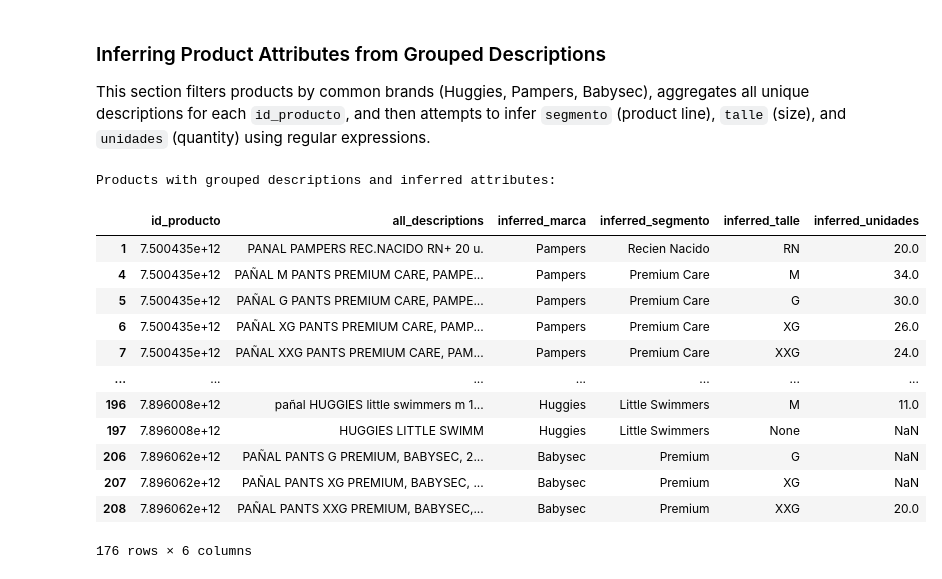
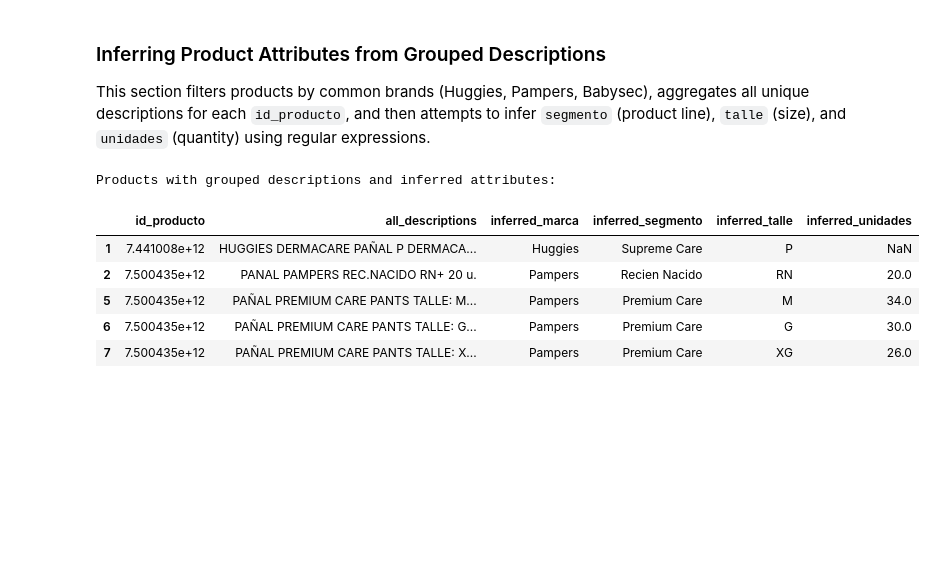
Before and after one commit to fernandosuarez89/fernandosuarez89.github.io, a Jupyter notebook: SEPA.ipynb, the cells around one changed output. Cells and saved outputs as stored; diff of their text form; code cells hidden in the pictures; blank space fills up the shorter version.

```diff
--- a/SEPA.ipynb
+++ b/SEPA.ipynb
@@ -608,10 +609,11 @@ This section filters products by common brands (Huggies, Pampers, Babysec), aggr
 import re
 
 # 1. Filter all_productos_df for relevant brands
-brand_keywords = ['huggies', 'pampers', 'babysec']
+brand_keywords = ['huggies', 'pampers', 'babysec','babydry']
 
 filtered_by_brand_df = all_productos_df[
-    all_productos_df['descripcion'].fillna('').str.contains('|'.join(brand_keywords), case=False, na=False)
+    (all_productos_df['descripcion'].fillna('').str.contains('|'.join(brand_keywords), case=False, na=False))
+    & (~all_productos_df['id_comercio'].isin([2, 13]))
 ].copy()
 
 # 2. Group by id_producto and aggregate descriptions
@@ -639,8 +641,10 @@ segment_keywords_by_brand = {
     },
     'Huggies': {
         'Flexi Confort': ['flexi confort', 'flexi_confort'],
-        'Supreme Care': ['supreme care', 'supreme_care'],
+        'Supreme Care': ['supreme care', 'supreme_care','dermacare'],
         'Natural Care': ['natural care', 'natural_care'],
+        'Protect Plus': ['protect plus'],
+        'Classic': ['classic'],
         'Little Swimmers': ['little swimm', 'little swimmers']
     }
 }
@@ -649,13 +653,11 @@ segment_keywords_by_brand = {
 all_size_keywords_extended = {
     'P': ['P', 'PEQUEÑO', 'PEQ', 'SMALL'],
     'M': ['M', 'MEDIANO', 'MED'],
-    'G': ['G', 'GRANDE'],
-    'XG': ['XG', 'EXTRA GRANDE', 'X-GRANDE'],
+    'XXXG': ['XXXG', 'XXX-GRANDE'],
     'XXG': ['XXG', 'XX-GRANDE'],
-    'RN': ['RN', 'RECIEN NACIDO', 'NEWBORN'],
-    'JUMBO': ['JUMBO'],
-    'MEGA': ['MEGA'],
-    'SUPER': ['SUPER']
+    'XG': ['XG', 'EXTRA GRANDE', 'X-GRANDE', 'XGD'],
+    'G': ['G', 'GRANDE', 'GDE'],
+    'RN': ['RN', 'RECIEN NACIDO', 'NEWBORN','R.NACIDO']
 }
 
 def infer_marca(text):
@@ -697,7 +699,7 @@ def infer_unidades(text):
         r'(\d+)(?:\s*U|\s*UNI|\s*UNIDADES|\s*PAQ|\s*UN)\b',               # 48U, 48UNI, 48UN, 48 UNIDADES (with or without space)
         r'(\d+)\s*UN\b',                                                    # 48 UN (standalone)
         r'PAQ\s*(\d+)',                                                      # PAQ 48
-        r'\b(\d+)\b$'                                                       # Standalone number at the end
+        r'\b(\d+)\b$'
     ]
 
     for pattern in patterns:
@@ -705,46 +707,39 @@ def infer_unidades(text):
         if match:
             return int(match.group(1))
 
     return None
 
 grouped_descriptions_df['inferred_marca'] = grouped_descriptions_df['all_descriptions'].apply(infer_marca)
 
 # Filter out products with 'TOA' in their descriptions (as requested previously)
 grouped_descriptions_df = grouped_descriptions_df[~grouped_descriptions_df['all_descriptions'].str.contains(r'\bTOA\b', case=False, na=False)].copy()
 
 # Filter out non-diaper products explicitly (e.g., wet wipes, liquid soap, shampoo, creams, towels)
-# Using more flexible regex to catch variations like 'TOALL.HUMED.', 'TOALL HUMEDAS', 'JABON' standalone
 non_diaper_keywords_regex = [
-    r'TOALL(?:ITAS)?(?:\s*|\.|-)?HUMED[A]?S?', # Covers TOALLITAS HUMEDAS, TOALL.HUMED., TOALL HUMED, etc.
+    r'TOALL(?:ITAS)?(?:\s*|\.|-)?HUMED[A]?S?',
     r'JABON LIQUIDO',
     r'SHAMPOO',
     r'COLONIA',
     r'JABON\b',
     r'CREMA',
-    r'TOALLAS'
+    r'TOALLAS',
+    r'APOSITO'
 ]
 non_diaper_pattern = '|'.join(non_diaper_keywords_regex)
 grouped_descriptions_df = grouped_descriptions_df[~grouped_descriptions_df['all_descriptions'].str.contains(non_diaper_pattern, flags=re.IGNORECASE, na=False)].copy()
 
 grouped_descriptions_df['inferred_segmento'] = grouped_descriptions_df.apply(lambda row: infer_segmento(row['all_descriptions'], row['inferred_marca']), axis=1)
 grouped_descriptions_df['inferred_talle'] = grouped_descriptions_df['all_descriptions'].apply(infer_talle)
 grouped_descriptions_df['inferred_unidades'] = grouped_descriptions_df['all_descriptions'].apply(infer_unidades)
 
 # Display the resulting DataFrame
 print("Products with grouped descriptions and inferred attributes:")
-grouped_descriptions_df
+display(grouped_descriptions_df.head())
 # %% [output]
 Products with grouped descriptions and inferred attributes:
 |  | id_producto | all_descriptions | inferred_marca | inferred_segmento | inferred_talle | inferred_unidades |
-| 1 | 7.500435e+12 | PANAL PAMPERS REC.NACIDO RN+ 20 u. | Pampers | Recien Nacido | RN | 20.0 |
-| 4 | 7.500435e+12 | PAÑAL M PANTS PREMIUM CARE, PAMPE... | Pampers | Premium Care | M | 34.0 |
-| 5 | 7.500435e+12 | PAÑAL G PANTS PREMIUM CARE, PAMPE... | Pampers | Premium Care | G | 30.0 |
-| 6 | 7.500435e+12 | PAÑAL XG PANTS PREMIUM CARE, PAMP... | Pampers | Premium Care | XG | 26.0 |
-| 7 | 7.500435e+12 | PAÑAL XXG PANTS PREMIUM CARE, PAM... | Pampers | Premium Care | XXG | 24.0 |
-| ... | ... | ... | ... | ... | ... | ... |
-| 196 | 7.896008e+12 | pañal HUGGIES little swimmers m 1... | Huggies | Little Swimmers | M | 11.0 |
-| 197 | 7.896008e+12 | HUGGIES LITTLE SWIMM | Huggies | Little Swimmers | None | NaN |
-| 206 | 7.896062e+12 | PAÑAL PANTS G PREMIUM, BABYSEC, 2... | Babysec | Premium | G | NaN |
-| 207 | 7.896062e+12 | PAÑAL PANTS XG PREMIUM, BABYSEC, ... | Babysec | Premium | XG | NaN |
-| 208 | 7.896062e+12 | PAÑAL PANTS XXG PREMIUM, BABYSEC,... | Babysec | Premium | XXG | 20.0 |
+| 1 | 7.441008e+12 | HUGGIES DERMACARE PAÑAL P DERMACA... | Huggies | Supreme Care | P | NaN |
+| 2 | 7.500435e+12 | PANAL PAMPERS REC.NACIDO RN+ 20 u. | Pampers | Recien Nacido | RN | 20.0 |
+| 5 | 7.500435e+12 | PAÑAL PREMIUM CARE PANTS TALLE: M... | Pampers | Premium Care | M | 34.0 |
+| 6 | 7.500435e+12 | PAÑAL PREMIUM CARE PANTS TALLE: G... | Pampers | Premium Care | G | 30.0 |
+| 7 | 7.500435e+12 | PAÑAL PREMIUM CARE PANTS TALLE: X... | Pampers | Premium Care | XG | 26.0 |
-176 rows × 6 columns
```
Also changed, not shown: parts of 27 cells of this notebook.
